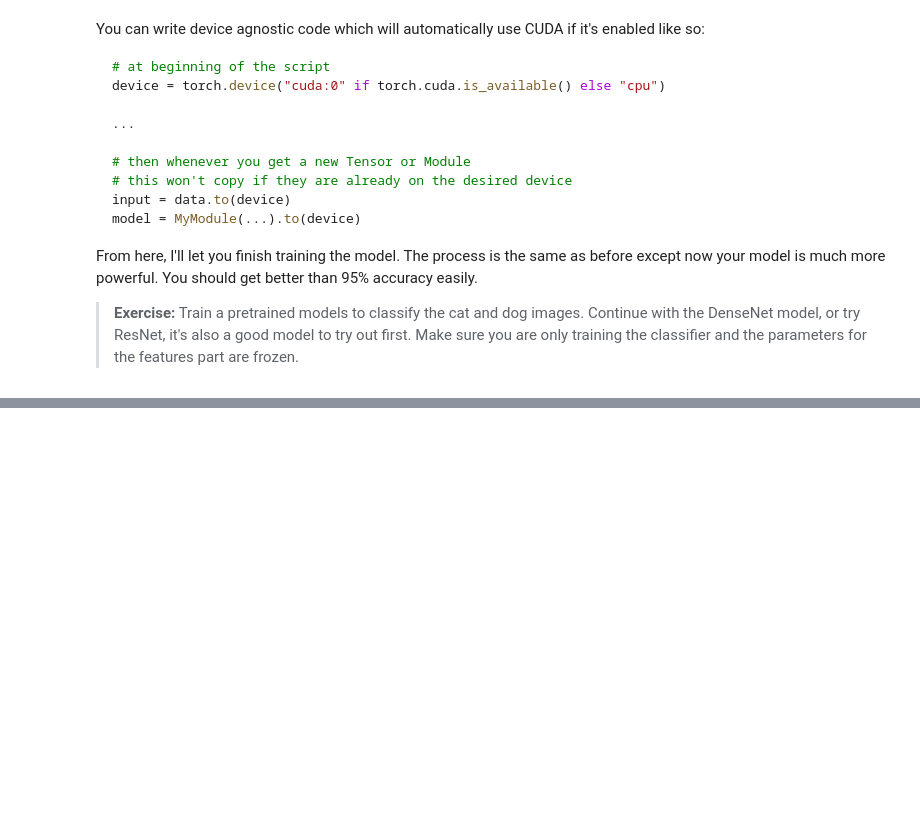
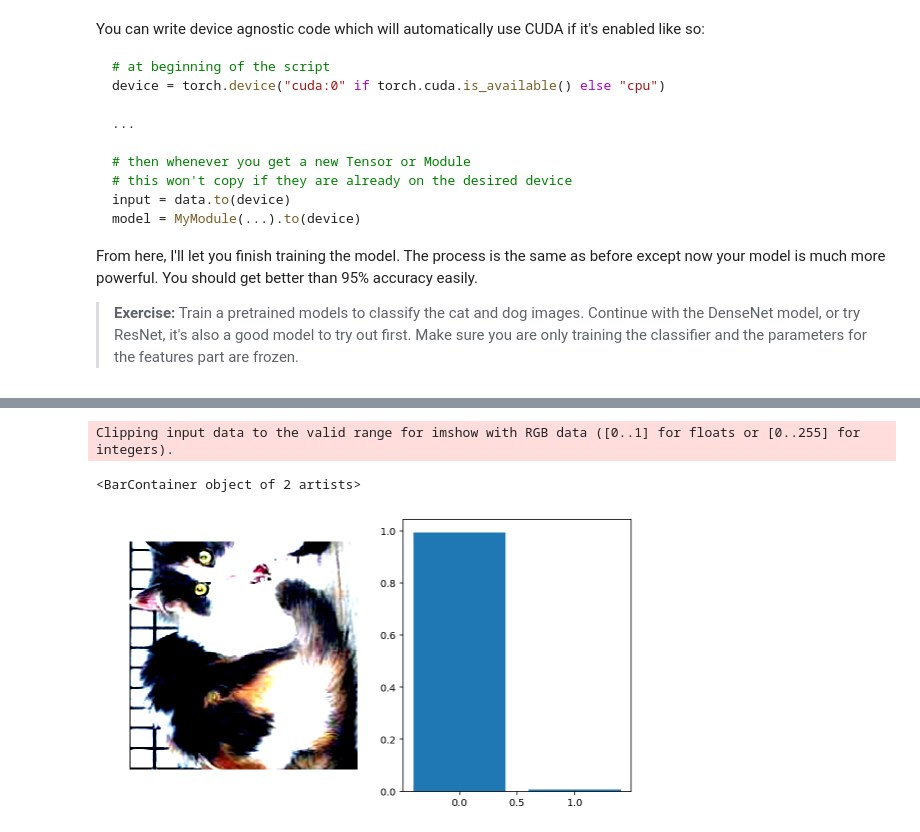
Before and after one commit to Niranajn006/DL_PyTorch, a Jupyter notebook: Part 8 - Transfer Learning.ipynb, the cells around one changed output, grey strips where cells are left out. Cells and saved outputs as stored; diff of their text form; code cells hidden in the pictures; blank space fills up the shorter version.

```diff
--- a/Part 8 - Transfer Learning.ipynb
+++ b/Part 8 - Transfer Learning.ipynb
@@ -152,24 +152,20 @@ def validation(model, testloader, criterion):
 # %%
-epochs = 4
-print_every = 10
+epochs = 2
 steps = 0
-running_loss = 0
+print_every = 40
 
-criterion = nn.NLLLoss()
-# Only train the classifier parameters, feature parameters are frozen
-optimizer = optim.Adam(model.classifier.parameters(), lr=0.001)
-device = torch.device("cuda:0" if torch.cuda.is_available() else "cpu")
-model.to(device)
+model.to('cuda')
 
 for e in range(epochs):
+    running_loss = 0
     model.train()
-    for inputs, labels in iter(trainloader):
+    for inputs, labels in trainloader:
         steps += 1
-        inputs, labels = inputs.to(device), labels.to(device)
+
+        inputs, labels = inputs.to('cuda'), labels.to('cuda')
 
         optimizer.zero_grad()
 
-        # Forward and backward passes
         output = model.forward(inputs)
         loss = criterion(output, labels)
         loss.backward()
@@ -178,20 +174,17 @@ for e in range(epochs):
         running_loss += loss.item()
 
         if steps % print_every == 0:
-            # Make sure network is in eval mode for inference
             model.eval()
 
-            # Turn off gradients for validation, saves memory and computations
             with torch.no_grad():
-                test_loss, accuracy = validation(model, testloader, criterion)
+                correct, total = validation(model, testloader)
 
             print("Epoch: {}/{}.. ".format(e+1, epochs),
                   "Training Loss: {:.3f}.. ".format(running_loss/print_every),
-                  "Test Loss: {:.3f}.. ".format(test_loss/len(testloader)),
-                  "Test Accuracy: {:.3f}".format(accuracy/len(testloader)))
+                  "Test Loss: {:.3f}.. ".format((total - correct)/total),
+                  "Test Accuracy: {:.3f}".format(correct/total))
 
             running_loss = 0
 
-            # Make sure training is back on
             model.train()
 # %% [output]
@@ -198,0 +208,14 @@ Epoch: 1/4..  Training Loss: 0.000..  Test Loss: 38.859..  Test Accuracy: 0.000
+# %%
+import numpy as np
+
+img, _ = next(iter(testloader))
+output = model(img.to('cuda'))
+
+fig, (ax1, ax2) = plt.subplots(figsize=(9,5), ncols=2)
+ax1.imshow(img[10].numpy().transpose())
+ax1.axis('off')
+ax2.bar(np.arange(2), np.exp(output[10].data))
+# %% [output]
+Clipping input data to the valid range for imshow with RGB data ([0..1] for floats or [0..255] for integers).
+<BarContainer object of 2 artists>
+[figure, added]
```
Also changed, not shown: parts of 5 cells of this notebook.
